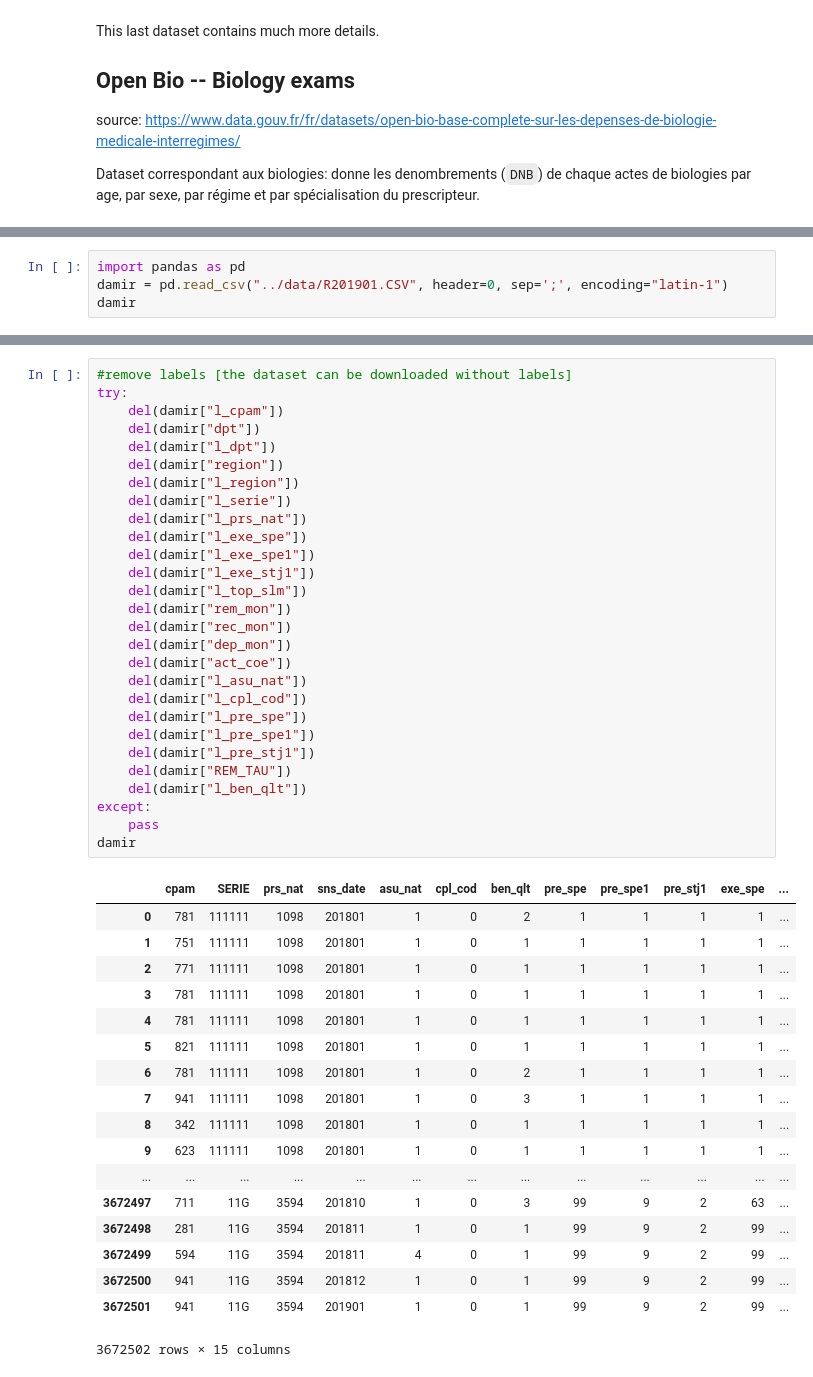
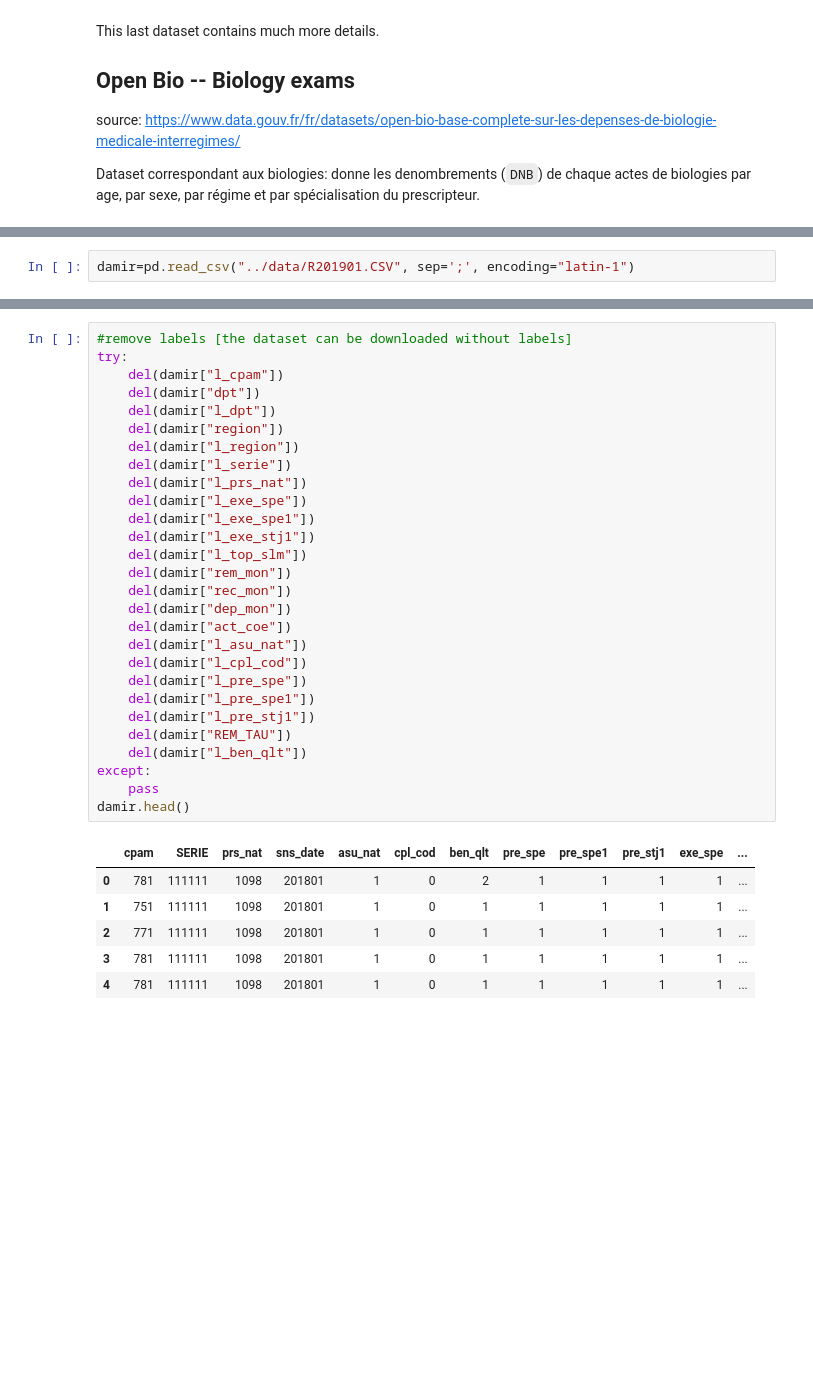
Before and after one commit to tguyet/medtrajectory_datagen, a Jupyter notebook: Data_Analysis/Public_Data_Explo.ipynb, the cells around one changed output, grey strips where cells are left out. Saved outputs shown, nothing was run; the diff lists cells and outputs as text; blank space fills up the shorter version.

```diff
--- a/Data_Analysis/Public_Data_Explo.ipynb
+++ b/Data_Analysis/Public_Data_Explo.ipynb
@@ -583,4 +554,2 @@ Il n'y a pas d'information sur les patients (sexe, age).
 # %%
-import pandas as pd
-damir = pd.read_csv("../data/R201901.CSV", header=0, sep=';', encoding="latin-1")
-damir
+damir=pd.read_csv("../data/R201901.CSV", sep=';', encoding="latin-1")
@@ -610,43 +570,31 @@ try:
     del(damir["dpt"])
     del(damir["l_dpt"])
     del(damir["region"])
     del(damir["l_region"])
     del(damir["l_serie"])
     del(damir["l_prs_nat"])
     del(damir["l_exe_spe"])
     del(damir["l_exe_spe1"])
     del(damir["l_exe_stj1"])
     del(damir["l_top_slm"])
     del(damir["rem_mon"])
     del(damir["rec_mon"])
     del(damir["dep_mon"])
     del(damir["act_coe"])
     del(damir["l_asu_nat"])
     del(damir["l_cpl_cod"])
     del(damir["l_pre_spe"])
     del(damir["l_pre_spe1"])
     del(damir["l_pre_stj1"])
     del(damir["REM_TAU"])
     del(damir["l_ben_qlt"])
 except:
     pass
-damir
+damir.head()
 # %% [output]
 |  | cpam | SERIE | prs_nat | sns_date | asu_nat | cpl_cod | ben_qlt | pre_spe | pre_spe1 | pre_stj1 | exe_spe | ... |
 | 0 | 781 | 111111 | 1098 | 201801 | 1 | 0 | 2 | 1 | 1 | 1 | 1 | ... |
 | 1 | 751 | 111111 | 1098 | 201801 | 1 | 0 | 1 | 1 | 1 | 1 | 1 | ... |
 | 2 | 771 | 111111 | 1098 | 201801 | 1 | 0 | 1 | 1 | 1 | 1 | 1 | ... |
 | 3 | 781 | 111111 | 1098 | 201801 | 1 | 0 | 1 | 1 | 1 | 1 | 1 | ... |
 | 4 | 781 | 111111 | 1098 | 201801 | 1 | 0 | 1 | 1 | 1 | 1 | 1 | ... |
-| 5 | 821 | 111111 | 1098 | 201801 | 1 | 0 | 1 | 1 | 1 | 1 | 1 | ... |
-| 6 | 781 | 111111 | 1098 | 201801 | 1 | 0 | 2 | 1 | 1 | 1 | 1 | ... |
-| 7 | 941 | 111111 | 1098 | 201801 | 1 | 0 | 3 | 1 | 1 | 1 | 1 | ... |
-| 8 | 342 | 111111 | 1098 | 201801 | 1 | 0 | 1 | 1 | 1 | 1 | 1 | ... |
-| 9 | 623 | 111111 | 1098 | 201801 | 1 | 0 | 1 | 1 | 1 | 1 | 1 | ... |
-| ... | ... | ... | ... | ... | ... | ... | ... | ... | ... | ... | ... | ... |
-| 3672497 | 711 | 11G | 3594 | 201810 | 1 | 0 | 3 | 99 | 9 | 2 | 63 | ... |
-| 3672498 | 281 | 11G | 3594 | 201811 | 1 | 0 | 1 | 99 | 9 | 2 | 99 | ... |
-| 3672499 | 594 | 11G | 3594 | 201811 | 4 | 0 | 1 | 99 | 9 | 2 | 99 | ... |
-| 3672500 | 941 | 11G | 3594 | 201812 | 1 | 0 | 1 | 99 | 9 | 2 | 99 | ... |
-| 3672501 | 941 | 11G | 3594 | 201901 | 1 | 0 | 1 | 99 | 9 | 2 | 99 | ... |
-3672502 rows × 15 columns
```
Also changed, not shown: parts of 37 cells of this notebook, 5 other files.
